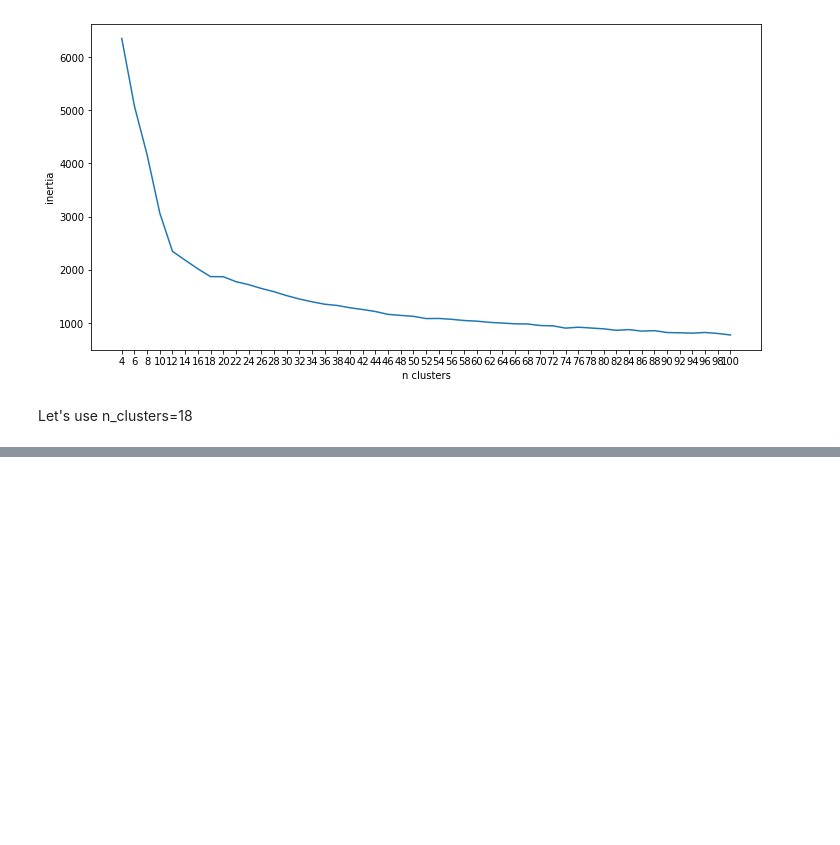
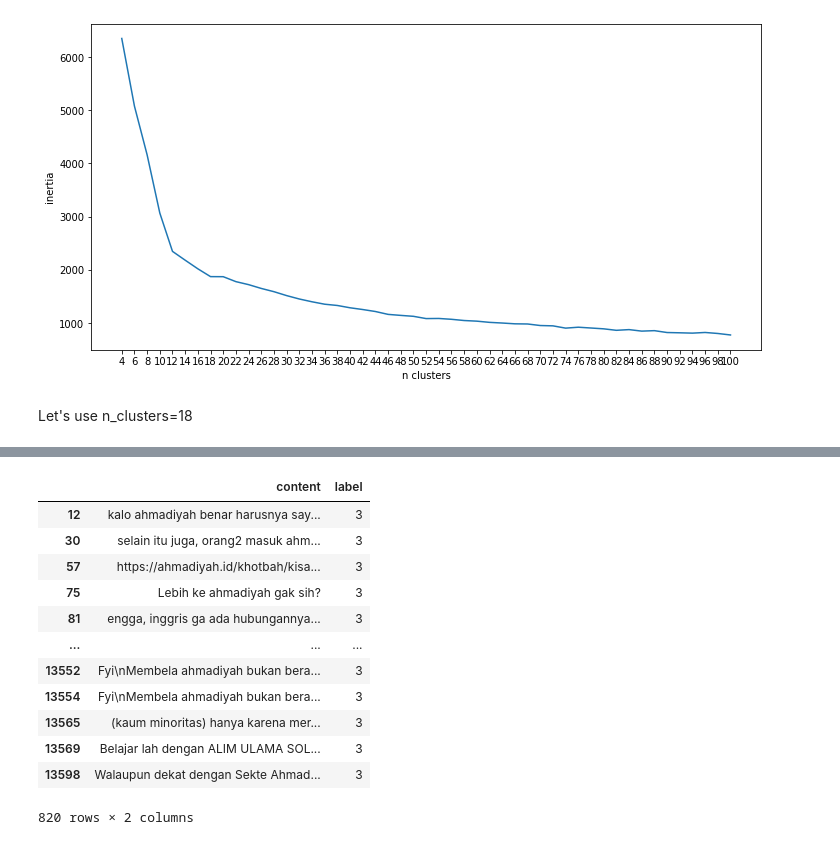
Before and after one commit to iddzzz/netizen-sentiment-analysis, a Jupyter notebook: clustering.ipynb, the cells around one changed output, grey strips where cells are left out. Drawn from its saved outputs; the diff is of its cells as text; code cells hidden in the pictures; blank space fills up the shorter version.

```diff
--- a/clustering.ipynb
+++ b/clustering.ipynb
@@ -97,0 +131,16 @@ df['label'] = labels
+# %%
+df[['content', 'label']][df.label == 3]
+# %% [output]
+|  | content | label |
+| 12 | kalo ahmadiyah benar harusnya say... | 3 |
+| 30 | selain itu juga, orang2 masuk ahm... | 3 |
+| 57 | https://ahmadiyah.id/khotbah/kisa... | 3 |
+| 75 | Lebih ke ahmadiyah gak sih? | 3 |
+| 81 | engga, inggris ga ada hubungannya... | 3 |
+| ... | ... | ... |
+| 13552 | Fyi\nMembela ahmadiyah bukan bera... | 3 |
+| 13554 | Fyi\nMembela ahmadiyah bukan bera... | 3 |
+| 13565 | (kaum minoritas) hanya karena mer... | 3 |
+| 13569 | Belajar lah dengan ALIM ULAMA SOL... | 3 |
+| 13598 | Walaupun dekat dengan Sekte Ahmad... | 3 |
+820 rows × 2 columns
```
Also changed, not shown: parts of 8 cells of this notebook.
